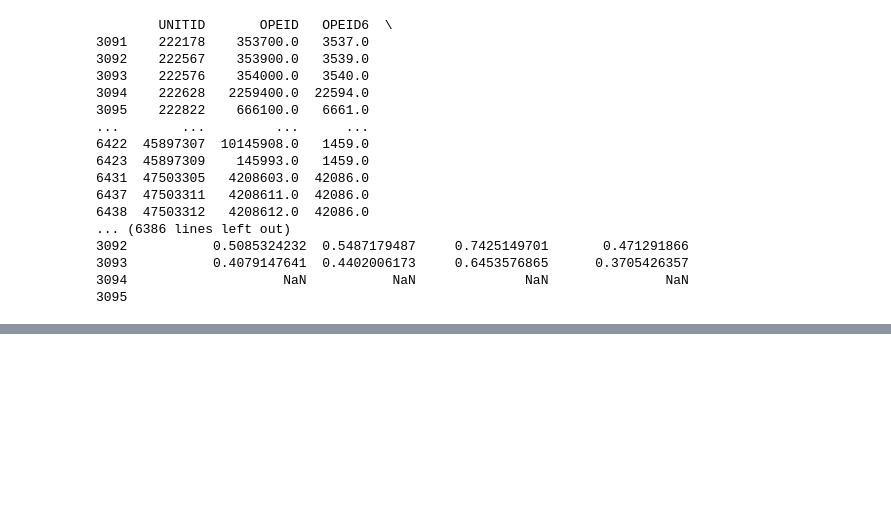
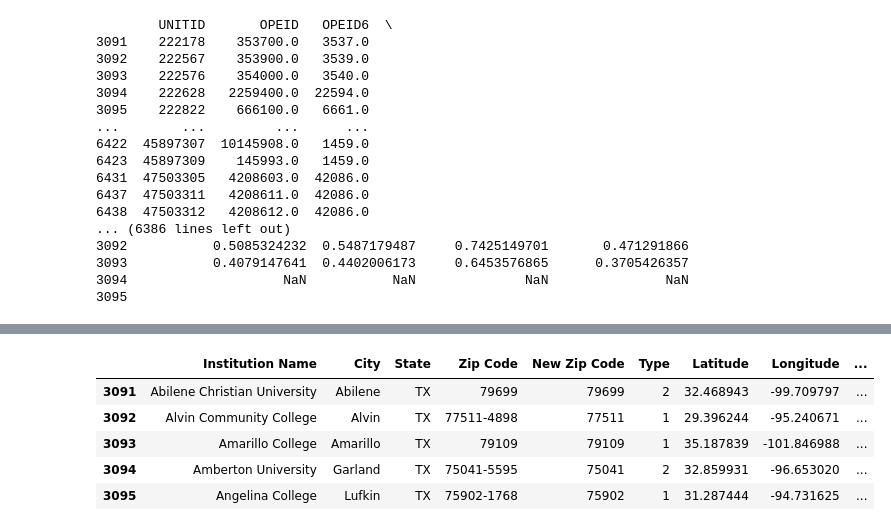
Before and after one commit to vindicarte/Project1, a Jupyter notebook: College Scorecard Data/Texas_Colleges.ipynb, the cells around one changed output, grey strips where cells are left out. Saved outputs shown, nothing was run; the diff lists cells and outputs as text; code cells hidden in the pictures; blank space fills up the shorter version.

```diff
--- a/College Scorecard Data/Texas_Colleges.ipynb
+++ b/College Scorecard Data/Texas_Colleges.ipynb
@@ -85,3 +95,17 @@ tx_reduced_df.head()
 | 3093 | Amarillo College | Amarillo | TX | 79109 | 1 | 35.187839 | -101.846988 | 7271.0 | ... |
 | 3094 | Amberton University | Garland | TX | 75041-5595 | 2 | 32.859931 | -96.653020 | 114.0 | ... |
 | 3095 | Angelina College | Lufkin | TX | 75902-1768 | 1 | 31.287444 | -94.731625 | 2453.0 | ... |
+# %%
+tx_reduced_df['New Zip Code']=tx_reduced_df["Zip Code"].astype(str).str[:5]
+tx_reduced_df = tx_reduced_df.reindex(columns=['Institution Name', 'City', 'State', 'Zip Code',
+                                               'New Zip Code', 'Type', 'Latitude', 'Longitude','Number of Undergraduate Students',
+                                               'Average Cost for Academic Year Institution', 'Average Cost for Program Year Institution',
+                                               'Tuition Fee for In-District Students', 'Tuition Fee for Out-of-State Students', 'Admission Rate'])
+tx_reduced_df.head()
+# %% [output]
+|  | Institution Name | City | State | Zip Code | New Zip Code | Type | Latitude | Longitude | ... |
+| 3091 | Abilene Christian University | Abilene | TX | 79699 | 79699 | 2 | 32.468943 | -99.709797 | ... |
+| 3092 | Alvin Community College | Alvin | TX | 77511-4898 | 77511 | 1 | 29.396244 | -95.240671 | ... |
+| 3093 | Amarillo College | Amarillo | TX | 79109 | 79109 | 1 | 35.187839 | -101.846988 | ... |
+| 3094 | Amberton University | Garland | TX | 75041-5595 | 75041 | 2 | 32.859931 | -96.653020 | ... |
+| 3095 | Angelina College | Lufkin | TX | 75902-1768 | 75902 | 1 | 31.287444 | -94.731625 | ... |
```
Also changed, not shown: parts of 1 cell of this notebook.
